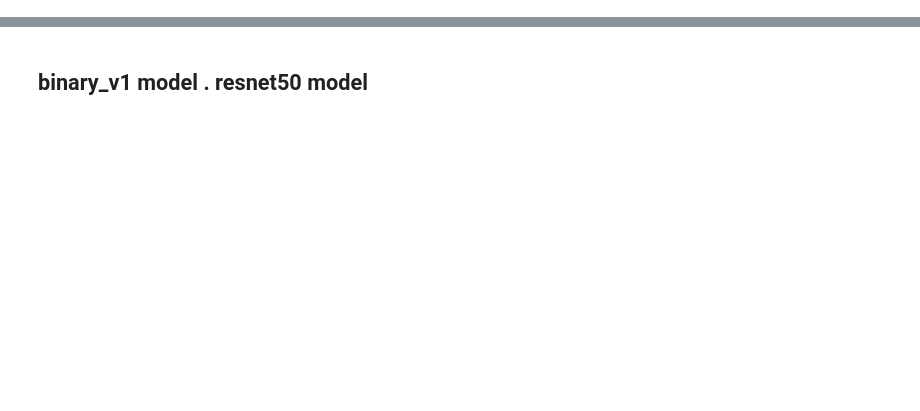
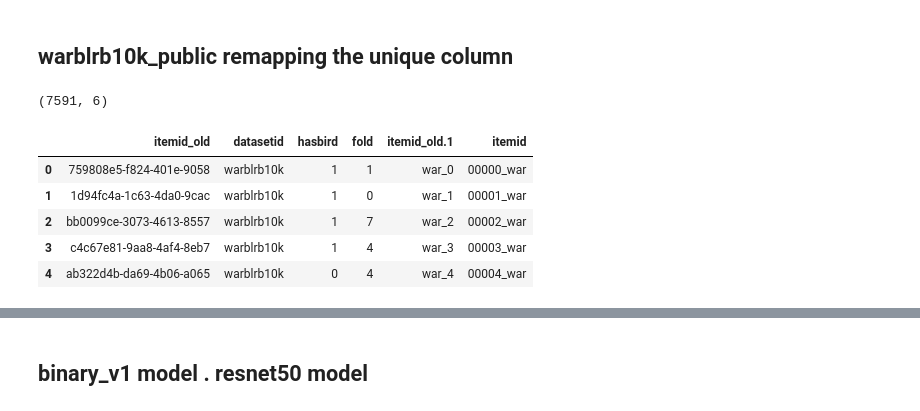
Before and after one commit to yuvaramsingh94/birdclif_2022, a Jupyter notebook: notebook/oof_analysis.ipynb, the cells around one changed output, grey strips where cells are left out. Drawn from its saved outputs; the diff is of its cells as text; code cells hidden in the pictures; blank space fills up the shorter version.

```diff
--- a/notebook/oof_analysis.ipynb
+++ b/notebook/oof_analysis.ipynb
@@ -4,0 +6,16 @@ import matplotlib.pyplot as plt
+# %% [markdown]
+## warblrb10k_public remapping the unique column
+# %%
+war = pd.read_csv('../data/warblrb10k_public/warblrb10k_clean.csv')
+#war = war.rename({'itemid': 'itemid_old'}, axis=1)  # new method
+# %%
+print(war.shape)
+war.head()
+# %% [output]
+(7591, 6)
+|  | itemid_old | datasetid | hasbird | fold | itemid_old.1 | itemid |
+| 0 | 759808e5-f824-401e-9058 | warblrb10k | 1 | 1 | war_0 | 00000_war |
+| 1 | 1d94fc4a-1c63-4da0-9cac | warblrb10k | 1 | 0 | war_1 | 00001_war |
+| 2 | bb0099ce-3073-4613-8557 | warblrb10k | 1 | 7 | war_2 | 00002_war |
+| 3 | c4c67e81-9aa8-4af4-8eb7 | warblrb10k | 1 | 4 | war_3 | 00003_war |
+| 4 | ab322d4b-da69-4b06-a065 | warblrb10k | 0 | 4 | war_4 | 00004_war |
```
Also changed, not shown: parts of 30 cells of this notebook, 1 other file.
